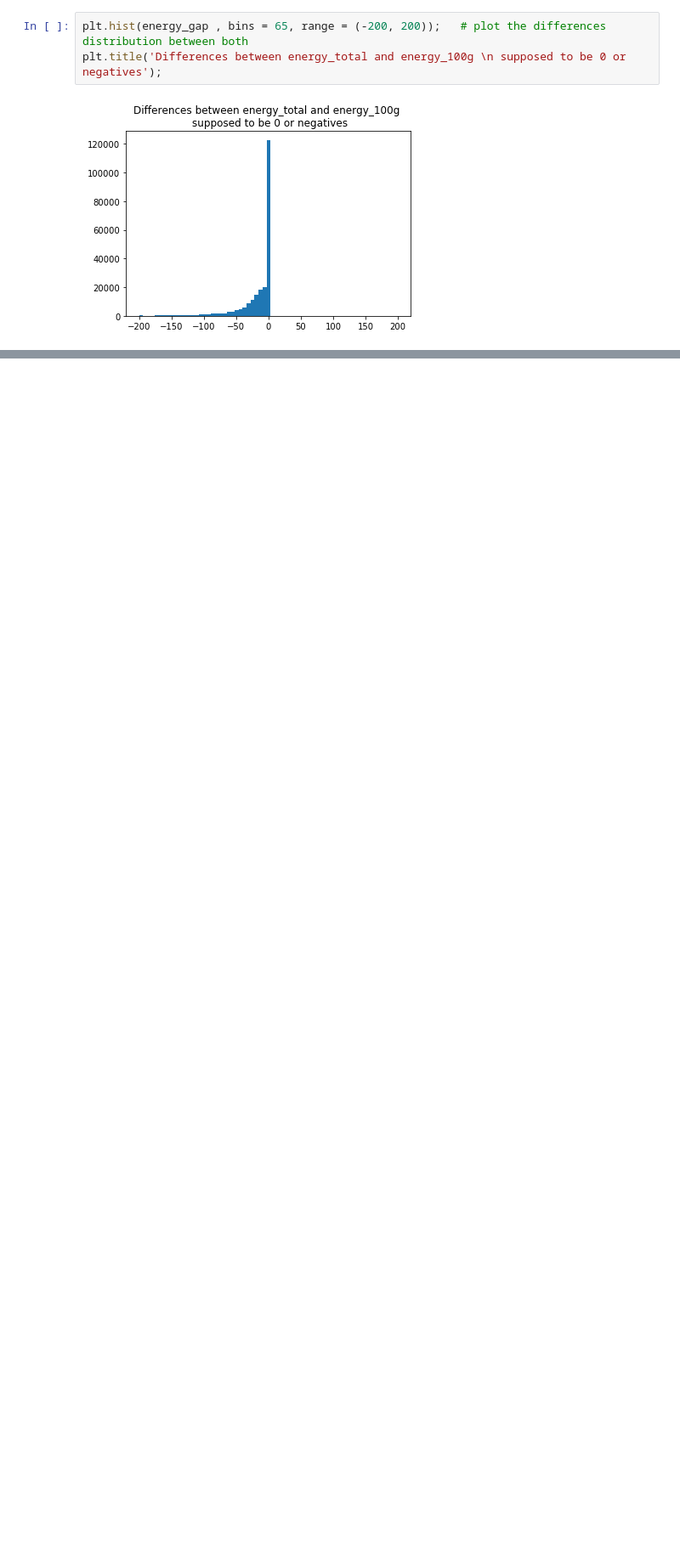
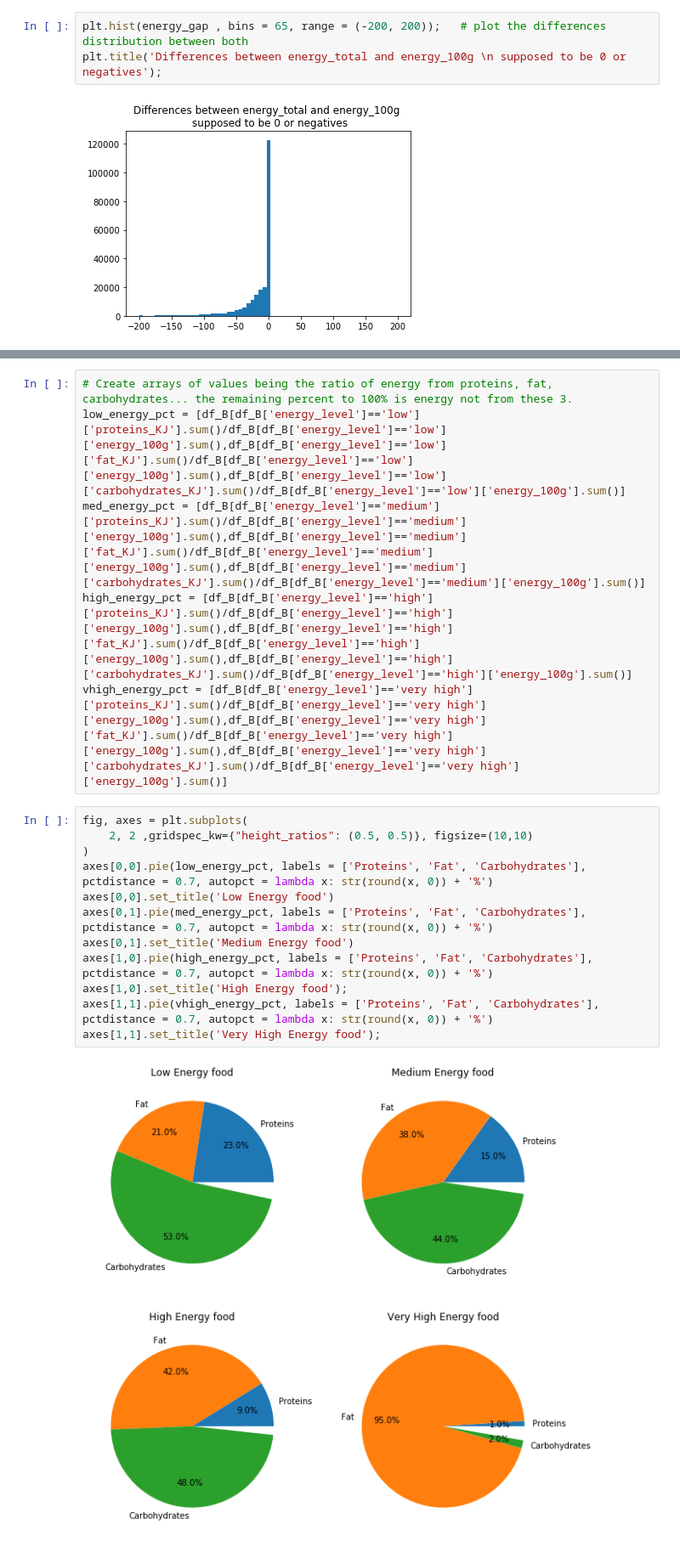
Before and after one commit to LyesOUDINACHE/EPFL-Course, a Jupyter notebook: 2-9 - Course Project 2 - Openfoodfacts.ipynb, the cells around one changed output, grey strips where cells are left out. Shown at 85% size. Drawn from its saved outputs; the diff is of its cells as text; blank space fills up the shorter version.

```diff
--- a/2-9 - Course Project 2 - Openfoodfacts.ipynb
+++ b/2-9 - Course Project 2 - Openfoodfacts.ipynb
@@ -1030,0 +1066,20 @@ df_B.loc[:,['product_name','pnns_groups_1','proteins_KJ','fat_KJ','carbohydrates
+# %%
+# Create arrays of values being the ratio of energy from proteins, fat, carbohydrates... the remaining percent to 100% is energy not from these 3.
+low_energy_pct = [df_B[df_B['energy_level']=='low']['proteins_KJ'].sum()/df_B[df_B['energy_level']=='low']['energy_100g'].sum(),df_B[df_B['energy_level']=='low']['fat_KJ'].sum()/df_B[df_B['energy_level']=='low']['energy_100g'].sum(),df_B[df_B['energy_level']=='low']['carbohydrates_KJ'].sum()/df_B[df_B['energy_level']=='low']['energy_100g'].sum()]
+med_energy_pct = [df_B[df_B['energy_level']=='medium']['proteins_KJ'].sum()/df_B[df_B['energy_level']=='medium']['energy_100g'].sum(),df_B[df_B['energy_level']=='medium']['fat_KJ'].sum()/df_B[df_B['energy_level']=='medium']['energy_100g'].sum(),df_B[df_B['energy_level']=='medium']['carbohydrates_KJ'].sum()/df_B[df_B['energy_level']=='medium']['energy_100g'].sum()]
+high_energy_pct = [df_B[df_B['energy_level']=='high']['proteins_KJ'].sum()/df_B[df_B['energy_level']=='high']['energy_100g'].sum(),df_B[df_B['energy_level']=='high']['fat_KJ'].sum()/df_B[df_B['energy_level']=='high']['energy_100g'].sum(),df_B[df_B['energy_level']=='high']['carbohydrates_KJ'].sum()/df_B[df_B['energy_level']=='high']['energy_100g'].sum()]
+vhigh_energy_pct = [df_B[df_B['energy_level']=='very high']['proteins_KJ'].sum()/df_B[df_B['energy_level']=='very high']['energy_100g'].sum(),df_B[df_B['energy_level']=='very high']['fat_KJ'].sum()/df_B[df_B['energy_level']=='very high']['energy_100g'].sum(),df_B[df_B['energy_level']=='very high']['carbohydrates_KJ'].sum()/df_B[df_B['energy_level']=='very high']['energy_100g'].sum()]
+# %%
+fig, axes = plt.subplots(
+    2, 2 ,gridspec_kw={"height_ratios": (0.5, 0.5)}, figsize=(10,10)
+)
+axes[0,0].pie(low_energy_pct, labels = ['Proteins', 'Fat', 'Carbohydrates'], pctdistance = 0.7, autopct = lambda x: str(round(x, 0)) + '%')
+axes[0,0].set_title('Low Energy food')
+axes[0,1].pie(med_energy_pct, labels = ['Proteins', 'Fat', 'Carbohydrates'], pctdistance = 0.7, autopct = lambda x: str(round(x, 0)) + '%')
+axes[0,1].set_title('Medium Energy food')
+axes[1,0].pie(high_energy_pct, labels = ['Proteins', 'Fat', 'Carbohydrates'], pctdistance = 0.7, autopct = lambda x: str(round(x, 0)) + '%')
+axes[1,0].set_title('High Energy food');
+axes[1,1].pie(vhigh_energy_pct, labels = ['Proteins', 'Fat', 'Carbohydrates'], pctdistance = 0.7, autopct = lambda x: str(round(x, 0)) + '%')
+axes[1,1].set_title('Very High Energy food');
+# %% [output]
+[figure, added]
```
Also changed, not shown: parts of 26 cells of this notebook.
